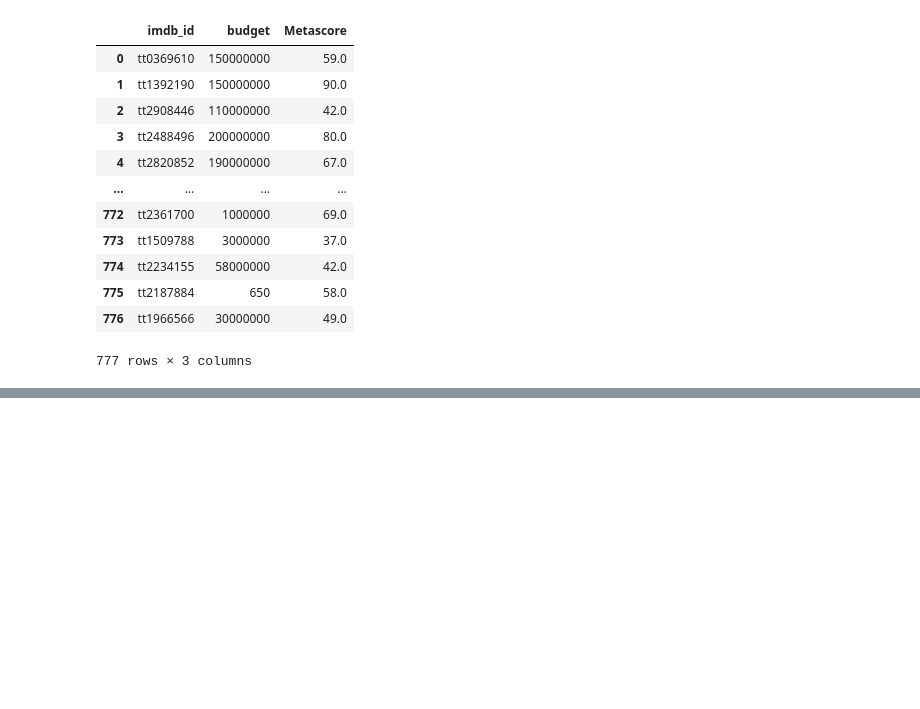
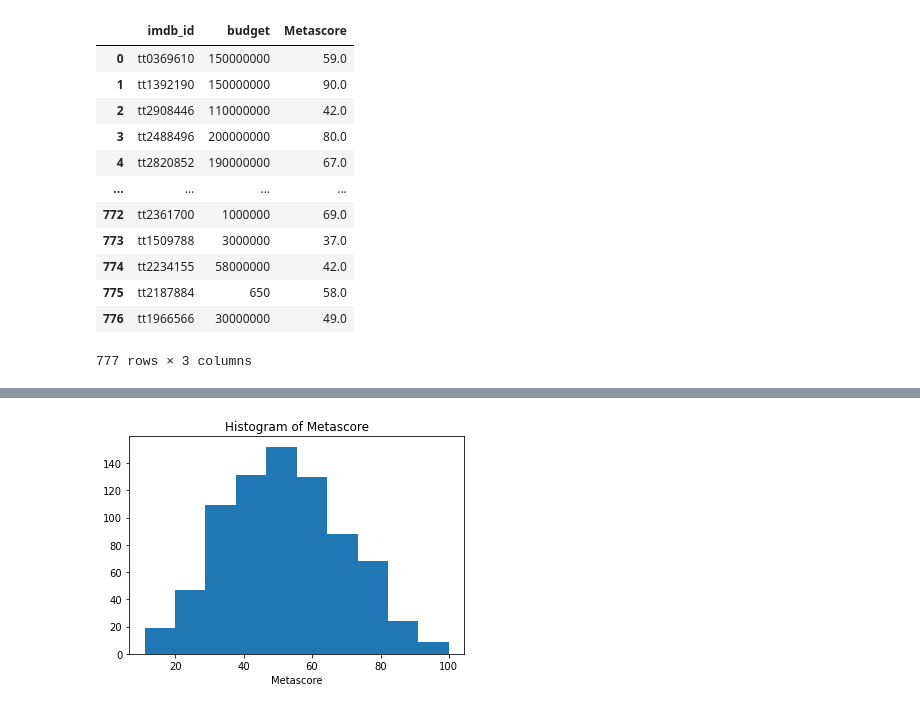
Before and after one commit to SiweiC/final_project_siwei_cheng, a Jupyter notebook: code/final_project_siwei_cheng.ipynb, the cells around one changed output, grey strips where cells are left out. Saved outputs shown, nothing was run; the diff lists cells and outputs as text; code cells hidden in the pictures; blank space fills up the shorter version.

```diff
--- a/code/final_project_siwei_cheng.ipynb
+++ b/code/final_project_siwei_cheng.ipynb
@@ -113,0 +116,3 @@ budget_metascore.to_csv('../data/budget_metascore.csv')
+# %%
+dataset = pd.read_csv('../data/budget_metascore.csv',index_col=0)
+dataset
@@ -113,0 +149,7 @@ budget_metascore.to_csv('../data/budget_metascore.csv')
+# %%
+plt.hist(dataset['Metascore'])
+plt.xlabel('Metascore')
+plt.title('Histogram of Metascore')
+plt.savefig('../result/Histogram of Metascore.png')
+# %% [output]
+[figure, added]
```
Also changed, not shown: parts of 31 cells of this notebook, 3 other files.
